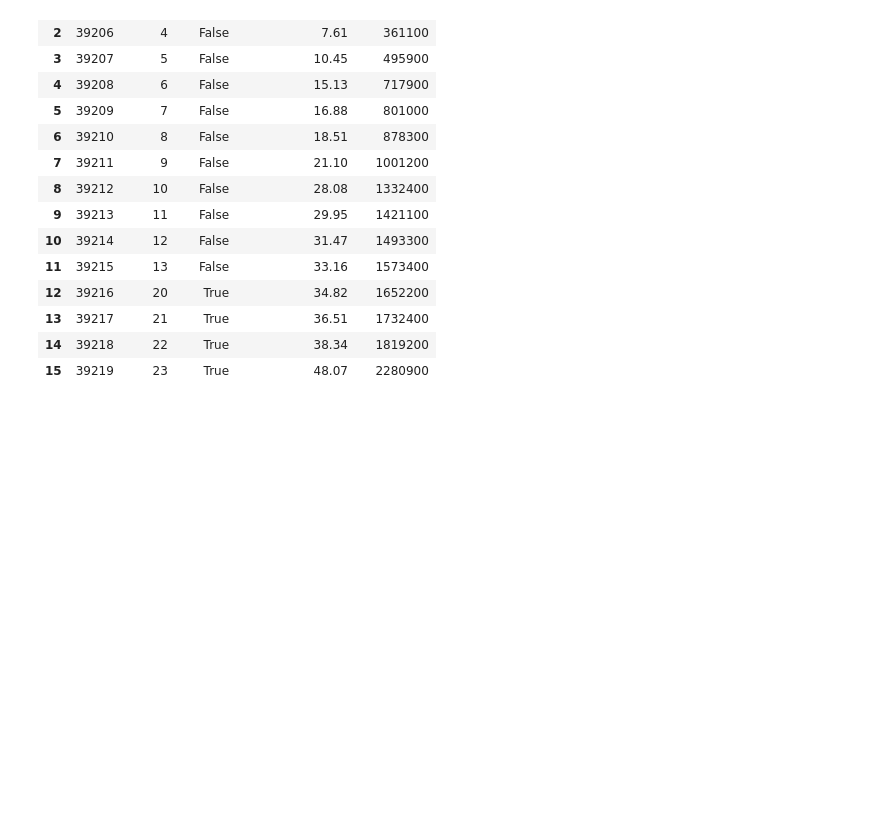
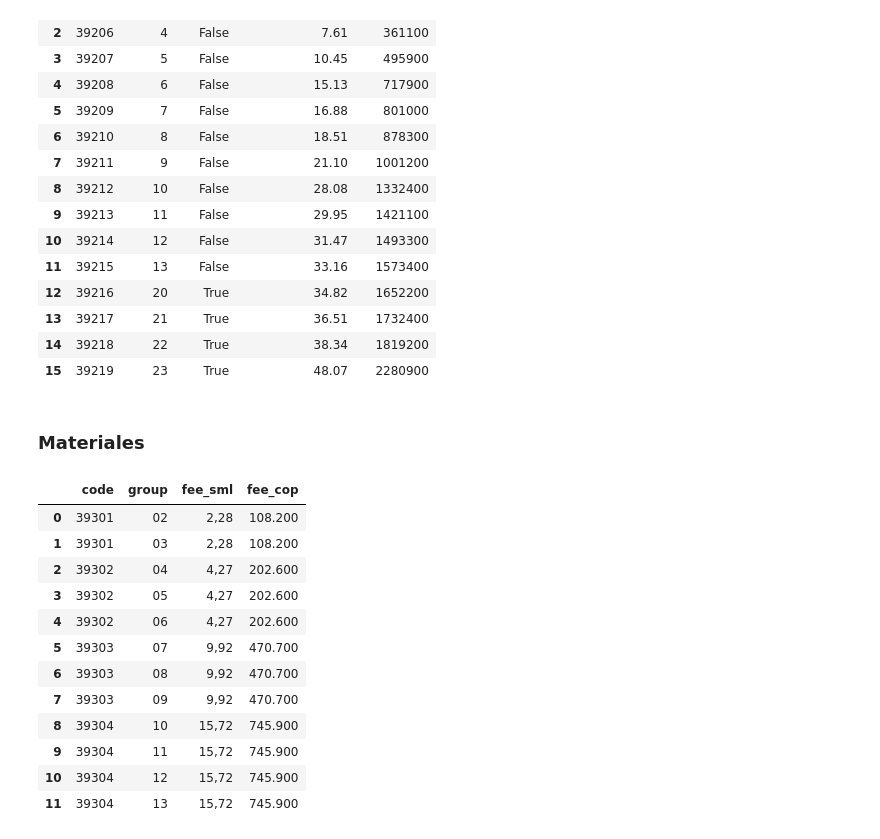
Before and after one commit to smaje99/soat-traffic-extractor-cidti, a Jupyter notebook: notebooks/extract_cap3.ipynb, the cells around one changed output. Cells and saved outputs as stored; diff of their text form; code cells hidden in the pictures; blank space fills up the shorter version.

Commit message:
🧐 Check out the info in material fees

```diff
--- a/notebooks/extract_cap3.ipynb
+++ b/notebooks/extract_cap3.ipynb
@@ -349,3 +349,47 @@ pd.DataFrame(records)
 | 13 | 39217 | 21 | True | 36.51 | 1732400 |
 | 14 | 39218 | 22 | True | 38.34 | 1819200 |
 | 15 | 39219 | 23 | True | 48.07 | 2280900 |
+# %% [markdown]
+### Materiales
+# %%
+records: list[dict[str, Any]] = []
+
+with pdfplumber.open(pdf_path) as pdf:
+  page = pdf.pages[100:101][0].extract_text()
+  index = page.rindex("39301")
+  lines = page[index :].split("\n") if match else []
+  rows = lines[0:4]
+
+  pattern = re.compile(r"^(\d{5})\s+GRUPOS\s+([\d\s\-]+)\s+([\d,]+)\s+([\d\.]+)$")
+
+  for row in rows:
+    match = pattern.match(row)
+    if match:
+      code, groups_raw, fee_sml, fee_cop = match.groups()
+
+      groups = [g.strip() for g in groups_raw.split("-") if g.strip()]
+
+      for group in groups:
+        records.append({
+          "code": code,
+          "group": group,
+          "fee_sml": fee_sml,
+          "fee_cop": fee_cop
+        })
+
+
+pd.DataFrame(records)
+# %% [output]
+|  | code | group | fee_sml | fee_cop |
+| 0 | 39301 | 02 | 2,28 | 108.200 |
+| 1 | 39301 | 03 | 2,28 | 108.200 |
+| 2 | 39302 | 04 | 4,27 | 202.600 |
+| 3 | 39302 | 05 | 4,27 | 202.600 |
+| 4 | 39302 | 06 | 4,27 | 202.600 |
+| 5 | 39303 | 07 | 9,92 | 470.700 |
+| 6 | 39303 | 08 | 9,92 | 470.700 |
+| 7 | 39303 | 09 | 9,92 | 470.700 |
+| 8 | 39304 | 10 | 15,72 | 745.900 |
+| 9 | 39304 | 11 | 15,72 | 745.900 |
+| 10 | 39304 | 12 | 15,72 | 745.900 |
+| 11 | 39304 | 13 | 15,72 | 745.900 |
```
